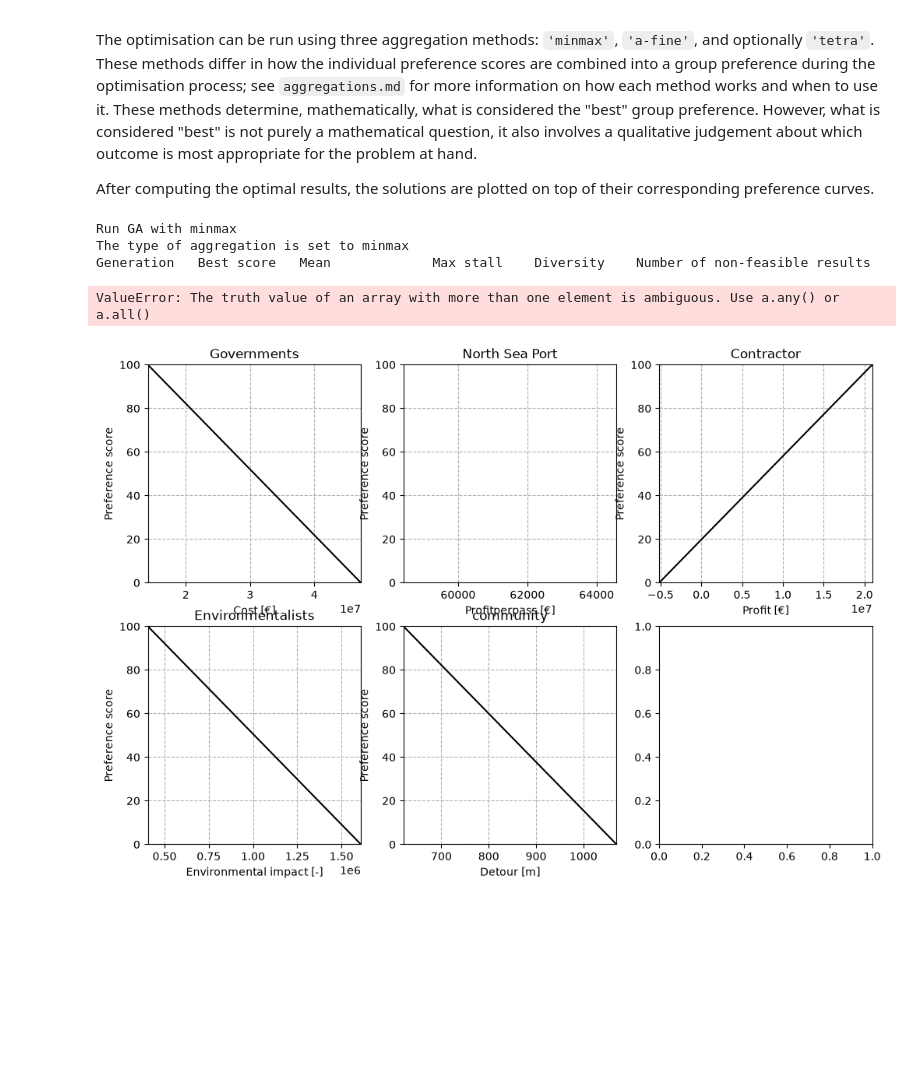
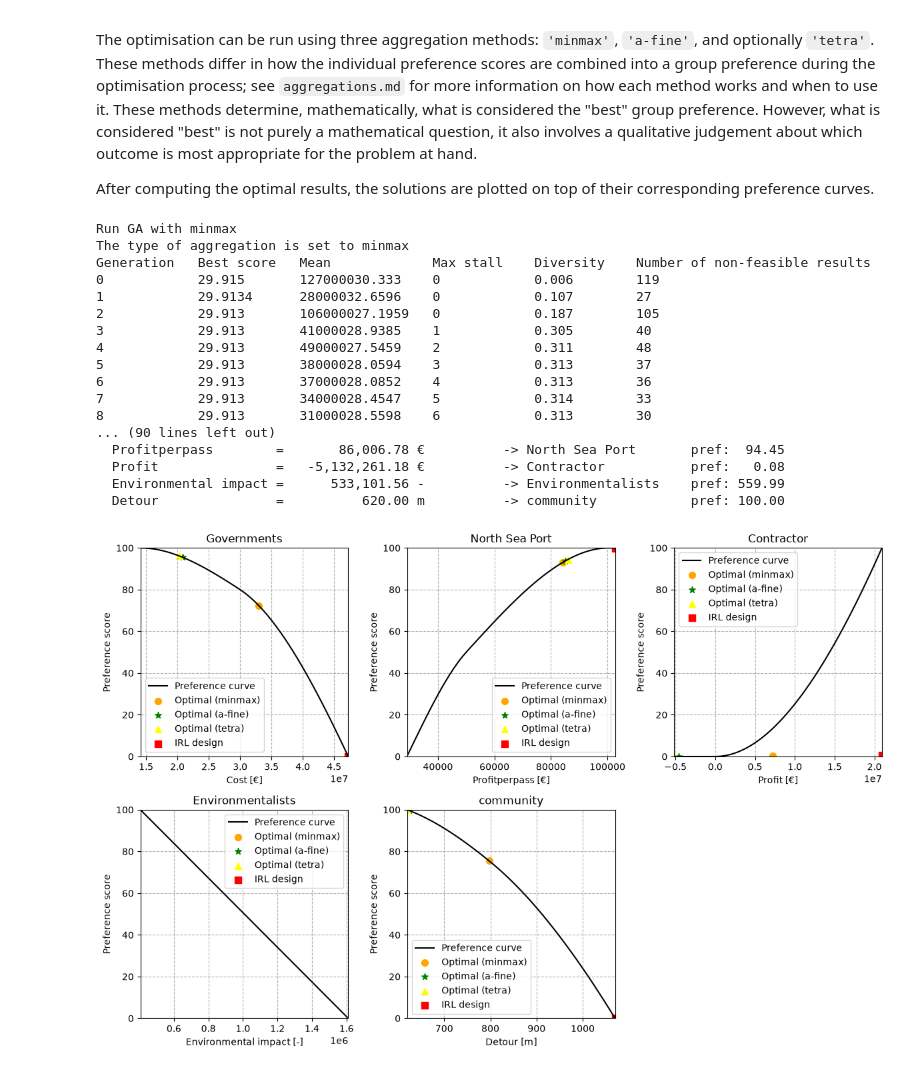
Before and after one commit to wvandenwildenberg/MCDA-week-2, a Jupyter notebook: Civil-Engineering-Systems-Design-main/EXAMPLE_Artificial_Reef.ipynb, the cells around one changed output. Drawn from its saved outputs; the diff is of its cells as text; code cells hidden in the pictures; blank space fills up the shorter version.

```diff
--- a/Civil-Engineering-Systems-Design-main/EXAMPLE_Artificial_Reef.ipynb
+++ b/Civil-Engineering-Systems-Design-main/EXAMPLE_Artificial_Reef.ipynb
@@ -118,7 +118,7 @@ def constraint_2(variables):
     return 0.2 * W - D
 
 
-cons = [['Widthtolength', constraint_1], ['Widthtodepth', constraint_2]]
+cons = [['ineq', constraint_1], ['ineq', constraint_2]]
 # %% [markdown]
 ## Objective Functions
 
@@ -261,9 +272,9 @@ In this model, all weights are initialised equally ($w_i = \frac{1}{5} = 0.2$) f
 # Weights per stakeholder — must sum to 1. Before game all weights were set equal.
 #                   cost   ride  sed   safe  econ
 weights_before =    [0.20, 0.20, 0.20, 0.20, 0.20]
-weights_after =     [0.30, 0.15, 0.20, 0.20, 0.15]
+weights_after =     [0.40, 0.15, 0.30, 0.05, 0.1]
 
-weights = weights_before  # set to which weight to use
+weights = weights_after  # set to which weight to use
 
 # Verify the weights sum to 1 (within numerical tolerance)
 assert np.isclose(sum(weights), 1.0), f"Weights must sum to 1, got {sum(weights)}"
@@ -279,17 +290,17 @@ For this reef model, four objectives are rated linearly in the technical cycle.
 Each preference curve is then combined with its corresponding objective function to form a *preference function*, which maps design variables directly to a preference score.
 # %%
 # Define preferences
-prefs_before = [[[14100000, 47250000],             [100, 0]],          # preference cost
-                [[0, 100000],                      [0, 100]],          # preference ride length
-                [[-5166000, 20943750],    [0, 100]],   # preference sediment trapping
-                [[406000, 1610000],                      [100, 0]],          # preference safety
-                [[620, 1070],                [100, 0]]]          # preference economic growth
+prefs_before = [[[14100000, 30000000, 47250000],             [100, 80, 0]],          # preference cost
+                [[29000, 50000, 100000],                      [0, 50, 100]],          # preference profit port
+                [[-5166000, 0, 20943750],    [0, 0, 100]],   #profit contractors
+                [[406000, 1610000],                      [100, 0]],          #
+                [[620, 800, 1070],                [100, 75, 0]]]          # preference economic growth
 
-pref_after = [[[150000, 2000000, 4250000],      [100, 80, 0]],
+prefs_after = [[[14100000, 30000000, 4250000],      [100, 80, 0]],
                 [[8, 120, 350],                 [0, 60, 100]],
-                [[0, 80000, 150000, 375000],    [0, 100, 50, 0]],
-                [[2, 9.5],                      [100, 0]],
-                [[12500000, 250000000],                [0, 100]]]
+                [[-5166000, 0, 20943750],    [0, 0, 100]],
+                [[406000, 1610000],                      [100, 0]],
+                [[620, 800, 1070],                [100, 65, 0]]]
 
 prefs = prefs_before  # set to which preferences to use
 
@@ -381,8 +392,8 @@ After computing the optimal results, the solutions are plotted on top of their c
 # %%
 # We run the optimization with two paradigms
 paradigm = ['minmax', 'a-fine', 'tetra']  # 'minmax' or 'a-fine' or 'tetra'
-markers  = ['o', '*']
-colours  = ['orange', 'green']
+markers  = ['o', '*', '^']
+colours  = ['orange', 'green', 'yellow']
 
 # Define the figure and axes before the loop
 fig, axes = plt.subplots(2, 3, figsize=(12, 8))
@@ -401,7 +412,7 @@ for i in range(len(paradigm)):
     # Dictionary with parameter settings for the GA run with the IMAP solver
     options = {
         'n_bits': 8,
-        'n_iter': 400,
+        'n_iter': 200000,
         'n_pop': 500,
         'r_cross': 0.8,
         'max_stall': 16,
@@ -429,32 +440,45 @@ for i in range(len(paradigm)):
         print(f'  {name:<20} = {obj_value:>15,.2f} {unit:<10} -> {stakeholder:<20} pref: {pref_score:>6.2f}')
         ax.scatter(obj_value, pref_score, color=colours[i], marker=markers[i], s=50,
                    label=f'Optimal ({paradigm[i]})')
 
 
 # plot the IRL design point if plot_irl is True
 if plot_irl:
     irl_obj_values = [obj_func(*X_irl) for obj_func, _, _, _ in objectives]
     irl_pref_scores = [pref_funcs[j](*X_irl) for j in range(len(objectives))]
     for j, ax in enumerate(axes.flat[:5]):
         ax.scatter(irl_obj_values[j], irl_pref_scores[j], color='red', marker='s', s=50, label='IRL design')
 
 for ax in axes.flat[:5]:
     ax.legend(fontsize=10)
 
 axes.flat[-1].set_visible(False)  # hide the sixth empty subplot
 
 
 # Adjust the layout
 fig.tight_layout()
 
 # Save figure
 # plt.savefig('optimal_results.png')  # Uncomment this line to save the figure as a PNG file
 
 # Display the plot
 plt.show()
 # %% [output]
 Run GA with minmax
 The type of aggregation is set to minmax
 Generation   Best score   Mean             Max stall    Diversity    Number of non-feasible results
+0            29.915       127000030.333    0            0.006        119
+1            29.9134      28000032.6596    0            0.107        27
+2            29.913       106000027.1959   0            0.187        105
+3            29.913       41000028.9385    1            0.305        40
+4            29.913       49000027.5459    2            0.311        48
+5            29.913       38000028.0594    3            0.313        37
+6            29.913       37000028.0852    4            0.313        36
+7            29.913       34000028.4547    5            0.314        33
+8            29.913       31000028.5598    6            0.313        30
+... (90 lines left out)
+  Profitperpass        =       86,006.78 €          -> North Sea Port       pref:  94.45
+  Profit               =   -5,132,261.18 €          -> Contractor           pref:   0.08
+  Environmental impact =      533,101.56 -          -> Environmentalists    pref: 559.99
+  Detour               =          620.00 m          -> community            pref: 100.00
-ValueError: The truth value of an array with more than one element is ambiguous. Use a.any() or a.all()
-[figure, old version]
+[figure, new version]
```
Also changed, not shown: parts of 4 cells of this notebook, 2 other files.
